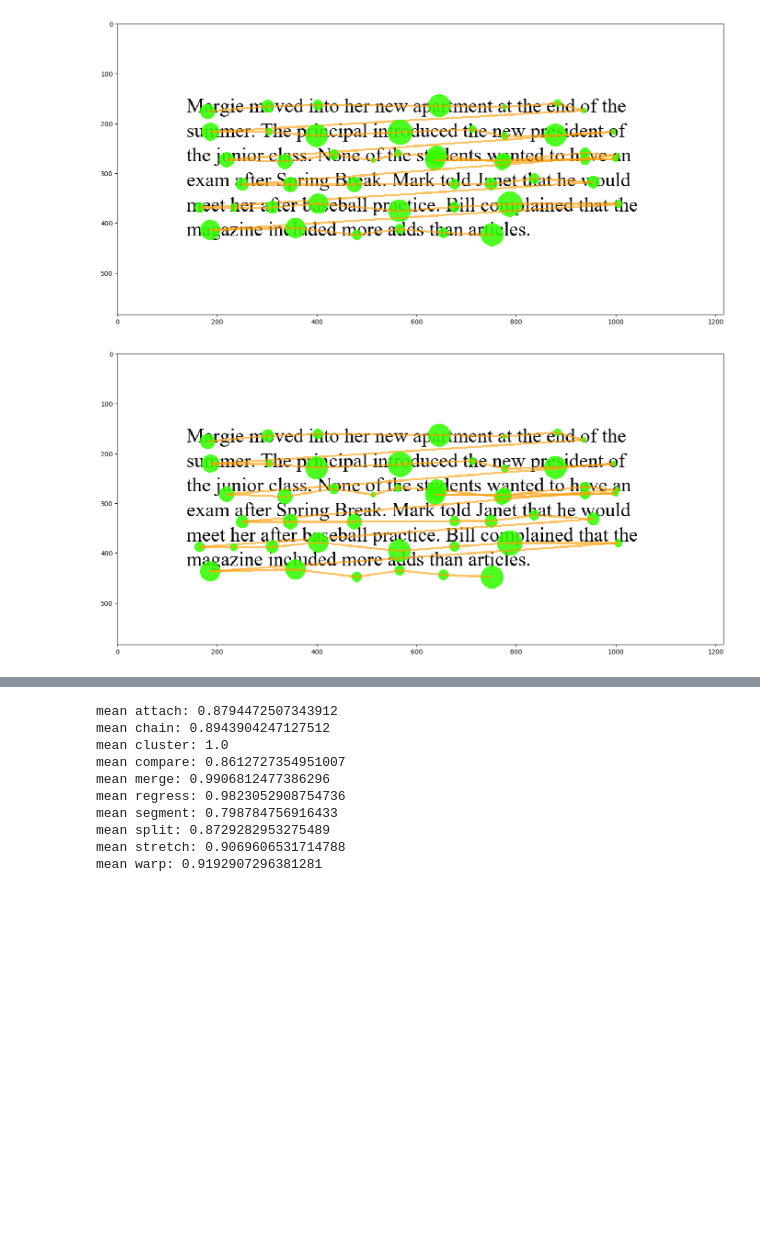
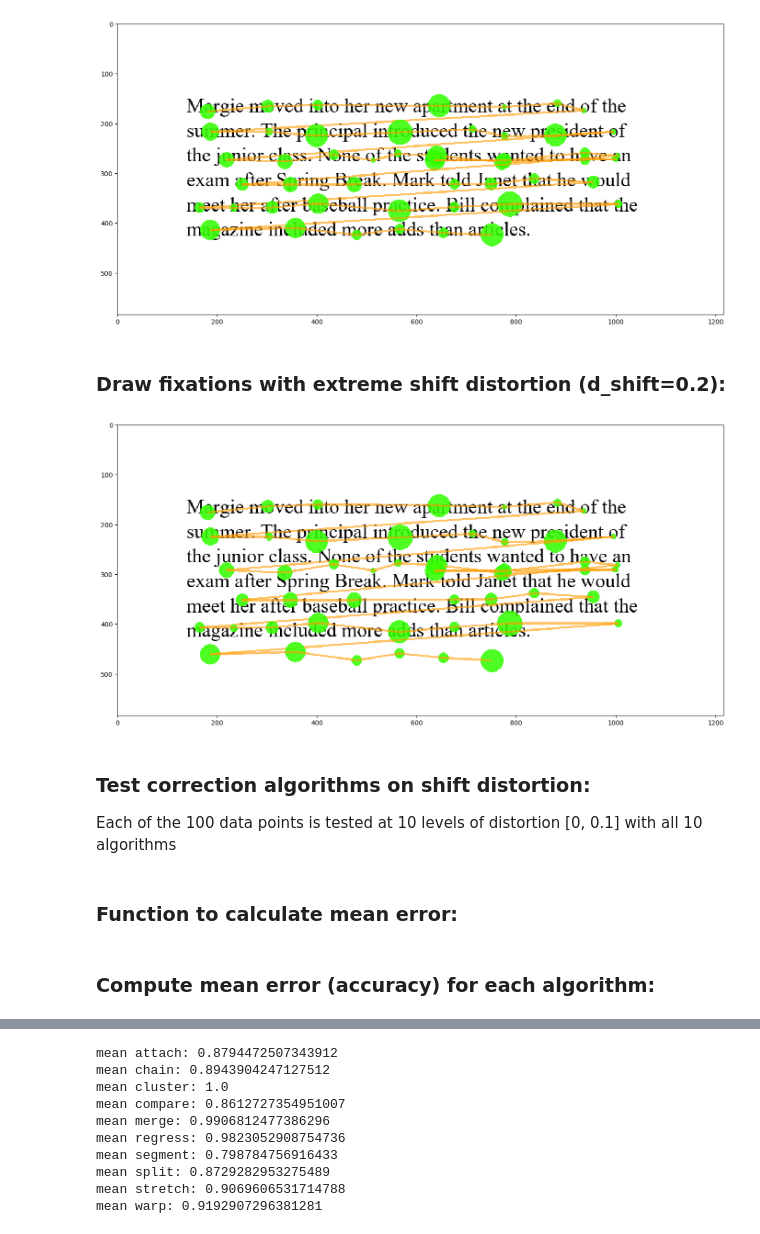
Before and after one commit to benraivel/CS421-project1, a Jupyter notebook: shift-distortion.ipynb, the cells around one changed output, grey strips where cells are left out. Saved outputs shown, nothing was run; the diff lists cells and outputs as text; code cells hidden in the pictures; blank space fills up the shorter version.

```diff
--- a/shift-distortion.ipynb
+++ b/shift-distortion.ipynb
@@ -33,14 +41,19 @@ line_ys = find_lines_Y(aoi)
 draw_fixation('synthetic_text.png', data['robot1'].copy())
 # %% [output]
 [figure]
+# %% [markdown]
+### Draw fixations with extreme shift distortion (d_shift=0.2):
 # %%
 
-shift_dist_test = shift_distortion(data['robot1'].copy(), 0.1)
+shift_dist_test = shift_distortion(data['robot1'].copy(), 0.2)
 
 # draw the trial with added error
 draw_fixation('synthetic_text.png', shift_dist_test)
 # %% [output]
-[figure, old version]
+[figure, new version]
+# %% [markdown]
+### Test correction algorithms on shift distortion:
+Each of the 100 data points is tested at 10 levels of distortion [0, 0.1] with all 10 algorithms
 # %%
 attach_results = [[],[],[],[],[],[],[],[],[],[],[]]
 chain_results = [[],[],[],[],[],[],[],[],[],[],[]]
@@ -155,6 +168,8 @@ for robot_index in tqdm(range(100)):
             draw_correction('synthetic_text.png', warp_correction, match_list)
             print("robot:", robot_index, "    error probability:", error_probability)
         '''
+# %% [markdown]
+### Function to calculate mean error:
 # %%
 def mean_error_group(results):
     new_list = []
@@ -163,6 +178,8 @@ def mean_error_group(results):
         new_list.append(statistics.mean(result))
 
     return new_list
+# %% [markdown]
+### Compute mean error (accuracy) for each algorithm:
 # %%
 mean_attach_results = mean_error_group(attach_results)
 mean_chain_results = mean_error_group(chain_results)
```
Also changed, not shown: parts of 7 cells of this notebook, 7 other files.
